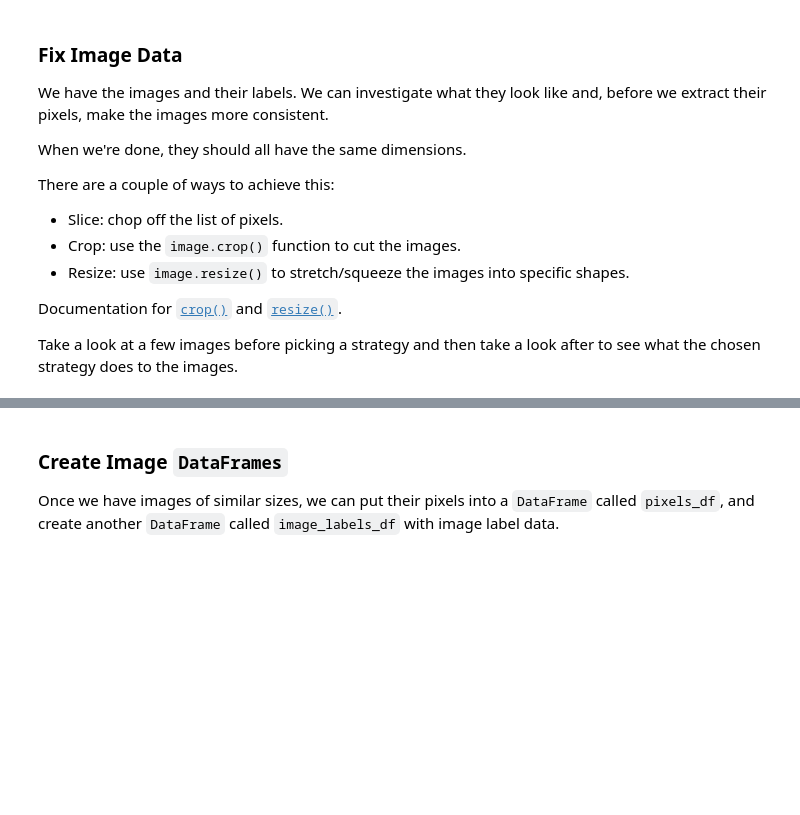
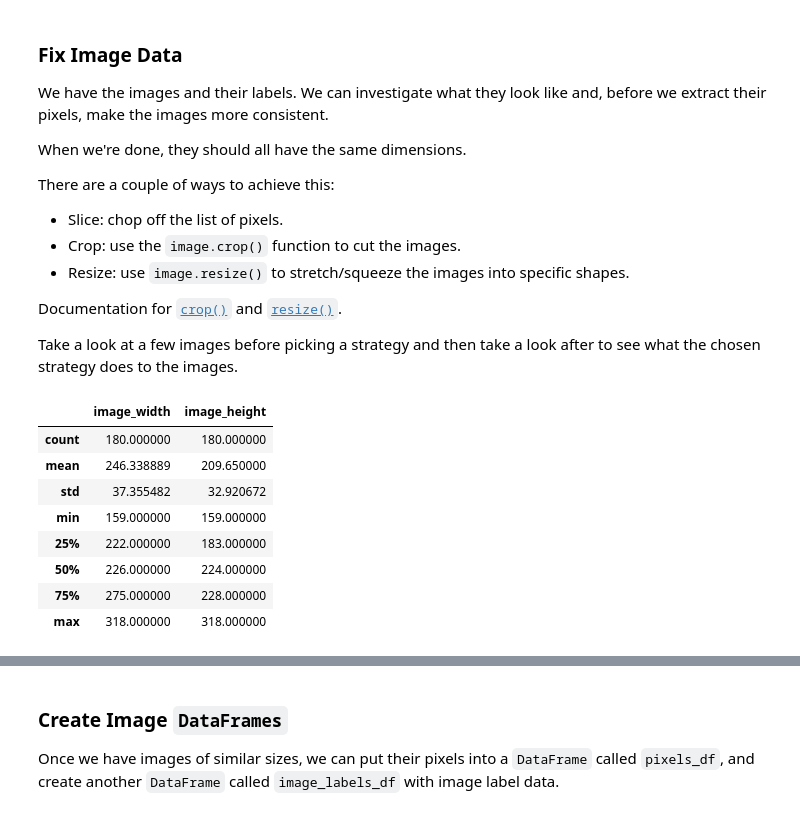
Before and after one commit to NYU-IDM-9103/HW10, a Jupyter notebook: HW10.ipynb, the cells around one changed output, grey strips where cells are left out. Drawn from its saved outputs; the diff is of its cells as text; code cells hidden in the pictures; blank space fills up the shorter version.

```diff
--- a/HW10.ipynb
+++ b/HW10.ipynb
@@ -624,0 +643,32 @@ Take a look at a few images before picking a strategy and then take a look after
+# %%
+# TODO: look at characteristics/dimensions of the images
+image_width = []
+image_height = []
+for s in image_samples:
+  image_width.append(s.width)
+  image_height.append(s.height)
+
+image_df = pd.DataFrame({
+    "image_width": image_width,
+    "image_height": image_height
+})
+display(image_df.describe())
+
+# TODO: go through the list of images and make their dimensions consistent
+# resize to median dimension of 226 x 224
+image_resized_samples = []
+for fname in image_files:
+  im = open_image(path.join(IMAGE_PATH, fname))
+  (width, height) = (226, 224)
+  im_resized = im.resize((width, height), resample=0)
+  image_resized_samples.append(im_resized)
+# %% [output]
+|  | image_width | image_height |
+| count | 180.000000 | 180.000000 |
+| mean | 246.338889 | 209.650000 |
+| std | 37.355482 | 32.920672 |
+| min | 159.000000 | 159.000000 |
+| 25% | 222.000000 | 183.000000 |
+| 50% | 226.000000 | 224.000000 |
+| 75% | 275.000000 | 228.000000 |
+| max | 318.000000 | 318.000000 |
```
Also changed, not shown: parts of 9 cells of this notebook.
